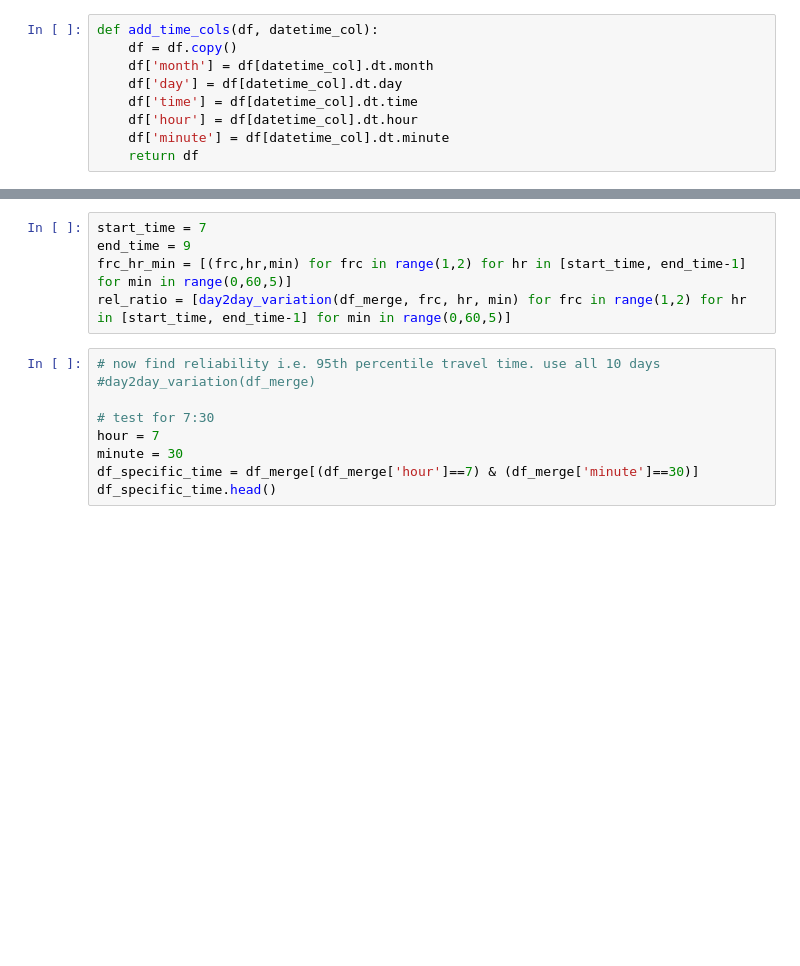
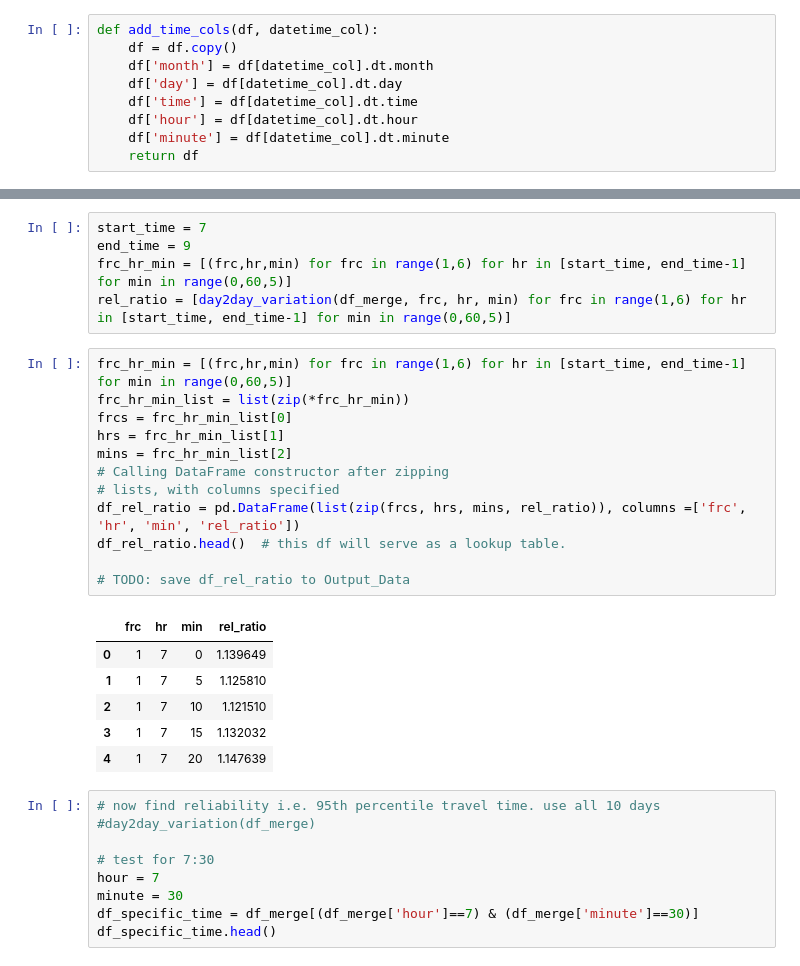
Before and after one commit to lgraff/Multimodal_Accessibility, a Jupyter notebook: inrix_data_testing.ipynb, the cells around one changed output, grey strips where cells are left out. Saved outputs shown, nothing was run; the diff lists cells and outputs as text; blank space fills up the shorter version.

```diff
--- a/inrix_data_testing.ipynb
+++ b/inrix_data_testing.ipynb
@@ -65,8 +151,27 @@ def day2day_variation(df, frc, hour, minute):
 # %%
 start_time = 7
 end_time = 9
-frc_hr_min = [(frc,hr,min) for frc in range(1,2) for hr in [start_time, end_time-1] for min in range(0,60,5)]
-rel_ratio = [day2day_variation(df_merge, frc, hr, min) for frc in range(1,2) for hr in [start_time, end_time-1] for min in range(0,60,5)]
+frc_hr_min = [(frc,hr,min) for frc in range(1,6) for hr in [start_time, end_time-1] for min in range(0,60,5)]
+rel_ratio = [day2day_variation(df_merge, frc, hr, min) for frc in range(1,6) for hr in [start_time, end_time-1] for min in range(0,60,5)]
+# %%
+frc_hr_min = [(frc,hr,min) for frc in range(1,6) for hr in [start_time, end_time-1] for min in range(0,60,5)]
+frc_hr_min_list = list(zip(*frc_hr_min))
+frcs = frc_hr_min_list[0]
+hrs = frc_hr_min_list[1]
+mins = frc_hr_min_list[2]
+# Calling DataFrame constructor after zipping
+# lists, with columns specified
+df_rel_ratio = pd.DataFrame(list(zip(frcs, hrs, mins, rel_ratio)), columns =['frc', 'hr', 'min', 'rel_ratio'])
+df_rel_ratio.head()  # this df will serve as a lookup table.
+
+# TODO: save df_rel_ratio to Output_Data
+# %% [output]
+|  | frc | hr | min | rel_ratio |
+| 0 | 1 | 7 | 0 | 1.139649 |
+| 1 | 1 | 7 | 5 | 1.125810 |
+| 2 | 1 | 7 | 10 | 1.121510 |
+| 3 | 1 | 7 | 15 | 1.132032 |
+| 4 | 1 | 7 | 20 | 1.147639 |
 # %%
 # now find reliability i.e. 95th percentile travel time. use all 10 days
 #day2day_variation(df_merge)
```
Also changed, not shown: parts of 10 cells of this notebook, 10 other files.
